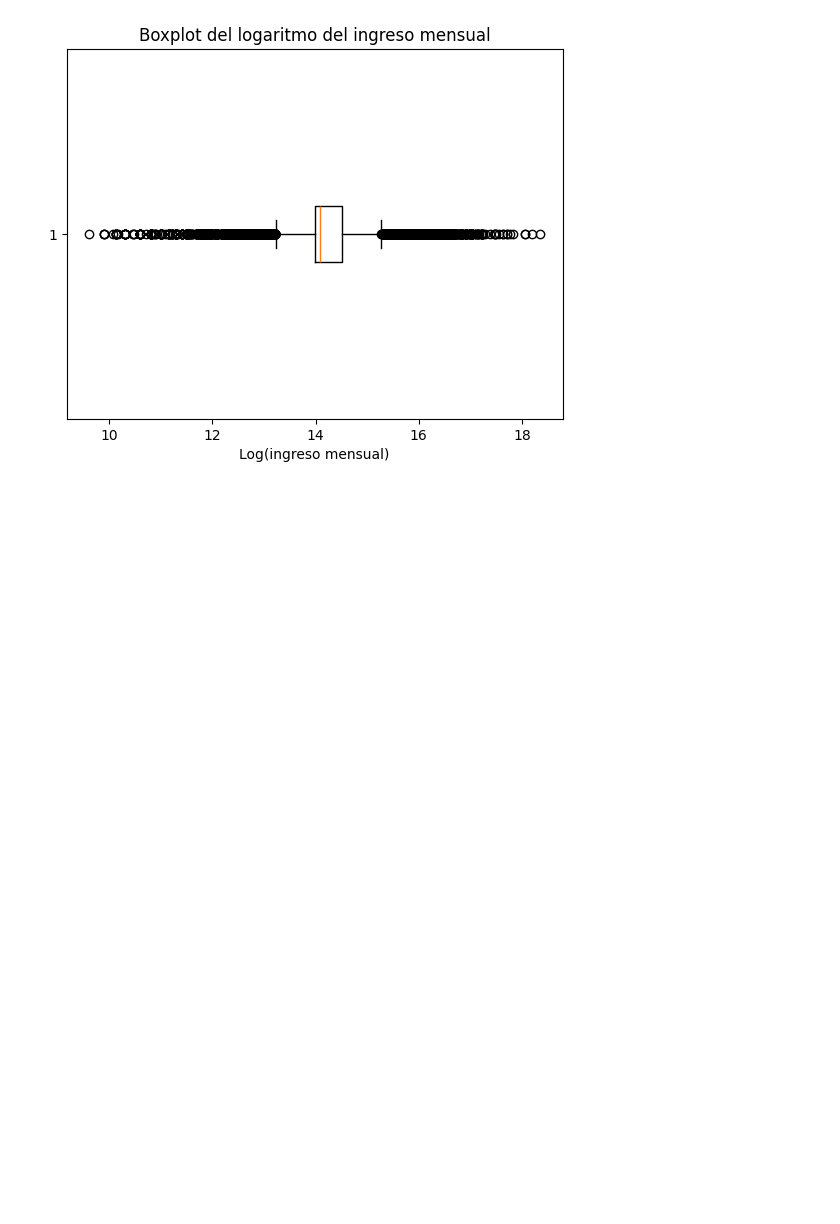
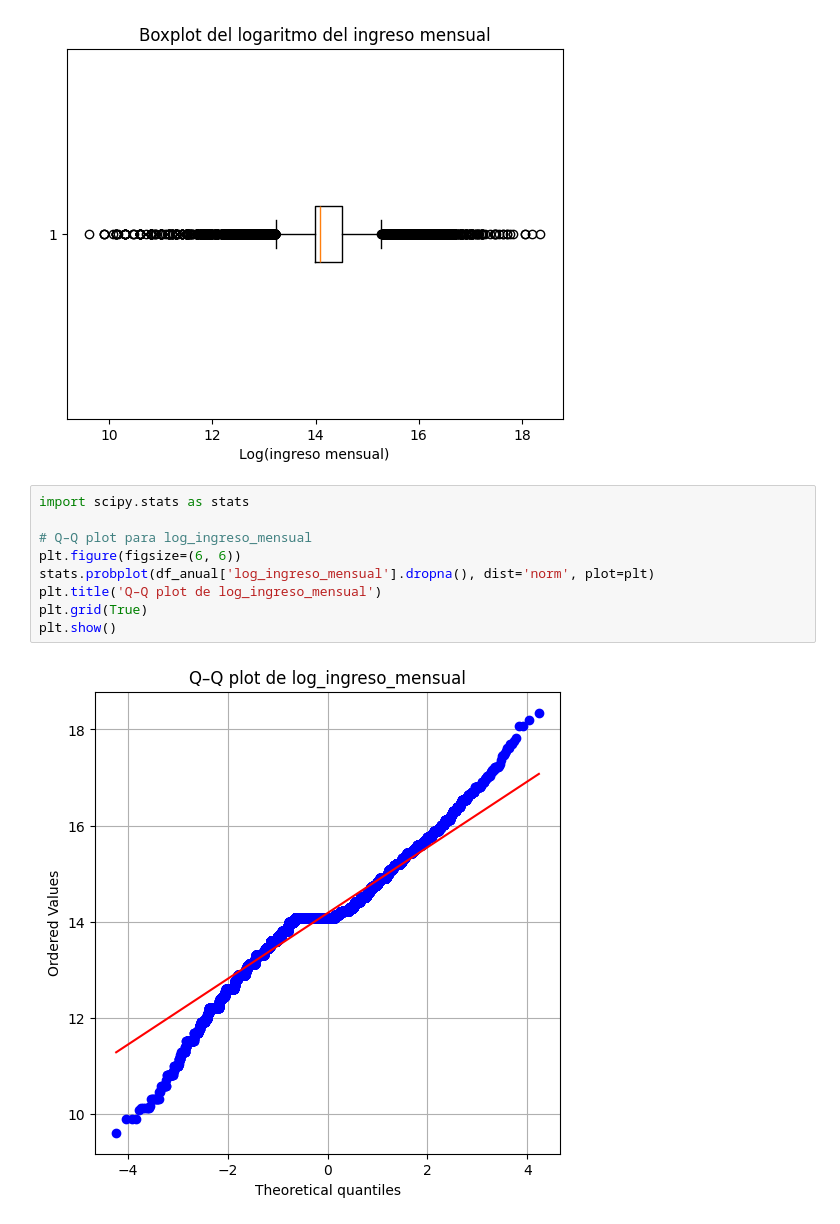
Before and after one commit to Carlos22709/Proyecto_final_analitica, a Jupyter notebook: merges2.ipynb, the cells around one changed output. Drawn from its saved outputs; the diff is of its cells as text; blank space fills up the shorter version.

```diff
--- a/merges2.ipynb
+++ b/merges2.ipynb
@@ -741,3 +732,14 @@ plt.xlabel("Log(ingreso mensual)")
 plt.show()
 # %% [output]
 [figure]
+# %%
+import scipy.stats as stats
+
+# Q–Q plot para log_ingreso_mensual
+plt.figure(figsize=(6, 6))
+stats.probplot(df_anual['log_ingreso_mensual'].dropna(), dist='norm', plot=plt)
+plt.title('Q–Q plot de log_ingreso_mensual')
+plt.grid(True)
+plt.show()
+# %% [output]
+[figure, added]
```
Also changed, not shown: parts of 16 cells of this notebook.
